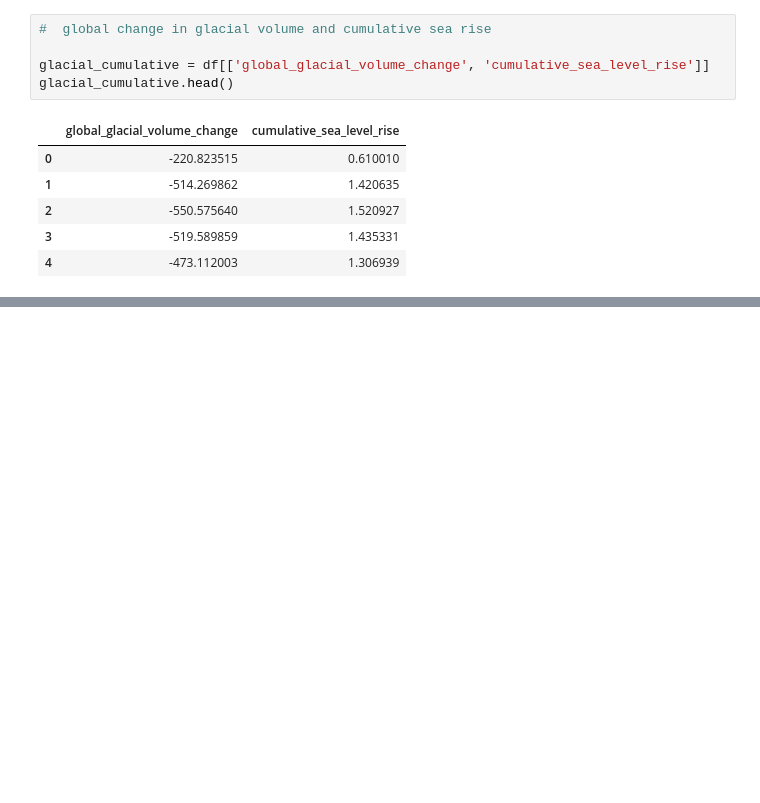
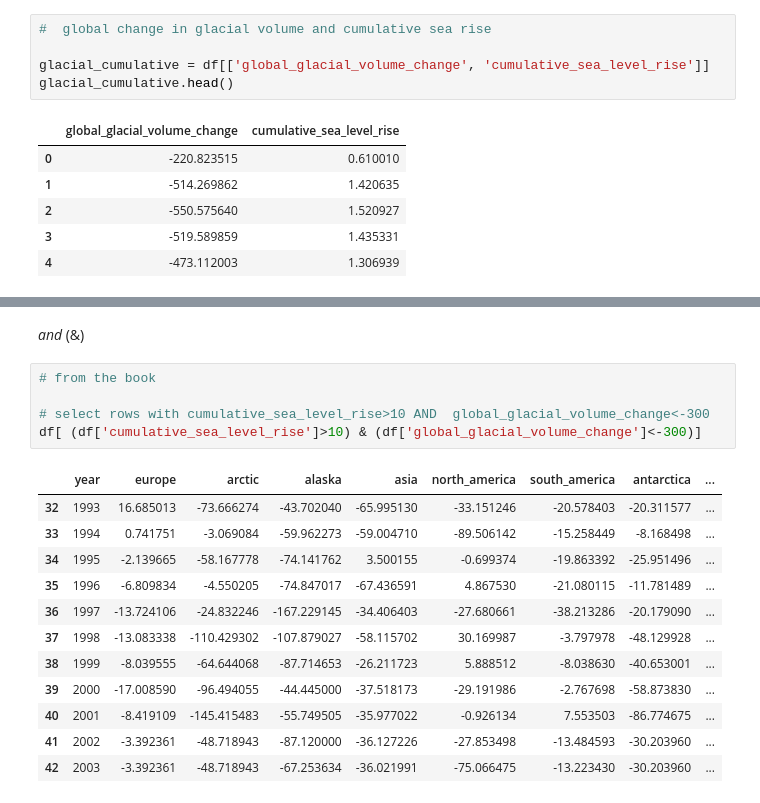
Before and after one commit to a-ramji/eds-220-lesson2-pandas, a Jupyter notebook: Lesson-2-pandas-intro.ipynb, the cells around one changed output, grey strips where cells are left out. Cells and saved outputs as stored; diff of their text form; blank space fills up the shorter version.

```diff
--- a/Lesson-2-pandas-intro.ipynb
+++ b/Lesson-2-pandas-intro.ipynb
@@ -291,0 +470,20 @@ Selecting which rows satisfy a particular condition is, in my experience, the mo
+# %% [markdown]
+*and* (&)
+# %%
+# from the book
+
+# select rows with cumulative_sea_level_rise>10 AND  global_glacial_volume_change<-300
+df[ (df['cumulative_sea_level_rise']>10) & (df['global_glacial_volume_change']<-300)]
+# %% [output]
+|  | year | europe | arctic | alaska | asia | north_america | south_america | antarctica | ... |
+| 32 | 1993 | 16.685013 | -73.666274 | -43.702040 | -65.995130 | -33.151246 | -20.578403 | -20.311577 | ... |
+| 33 | 1994 | 0.741751 | -3.069084 | -59.962273 | -59.004710 | -89.506142 | -15.258449 | -8.168498 | ... |
+| 34 | 1995 | -2.139665 | -58.167778 | -74.141762 | 3.500155 | -0.699374 | -19.863392 | -25.951496 | ... |
+| 35 | 1996 | -6.809834 | -4.550205 | -74.847017 | -67.436591 | 4.867530 | -21.080115 | -11.781489 | ... |
+| 36 | 1997 | -13.724106 | -24.832246 | -167.229145 | -34.406403 | -27.680661 | -38.213286 | -20.179090 | ... |
+| 37 | 1998 | -13.083338 | -110.429302 | -107.879027 | -58.115702 | 30.169987 | -3.797978 | -48.129928 | ... |
+| 38 | 1999 | -8.039555 | -64.644068 | -87.714653 | -26.211723 | 5.888512 | -8.038630 | -40.653001 | ... |
+| 39 | 2000 | -17.008590 | -96.494055 | -44.445000 | -37.518173 | -29.191986 | -2.767698 | -58.873830 | ... |
+| 40 | 2001 | -8.419109 | -145.415483 | -55.749505 | -35.977022 | -0.926134 | 7.553503 | -86.774675 | ... |
+| 41 | 2002 | -3.392361 | -48.718943 | -87.120000 | -36.127226 | -27.853498 | -13.484593 | -30.203960 | ... |
+| 42 | 2003 | -3.392361 | -48.718943 | -67.253634 | -36.021991 | -75.066475 | -13.223430 | -30.203960 | ... |
```
Also changed, not shown: parts of 14 cells of this notebook.
